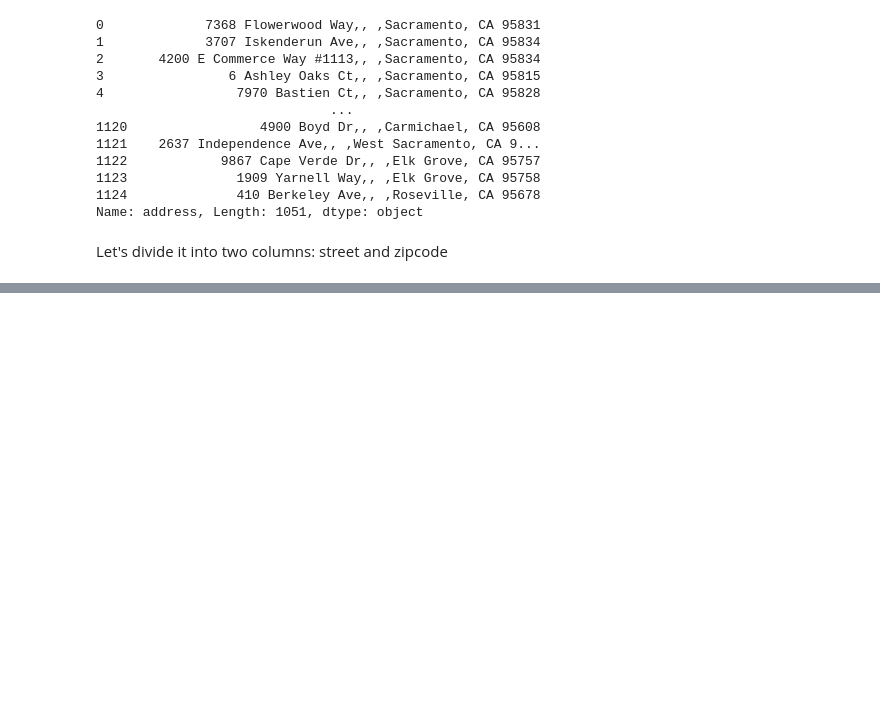
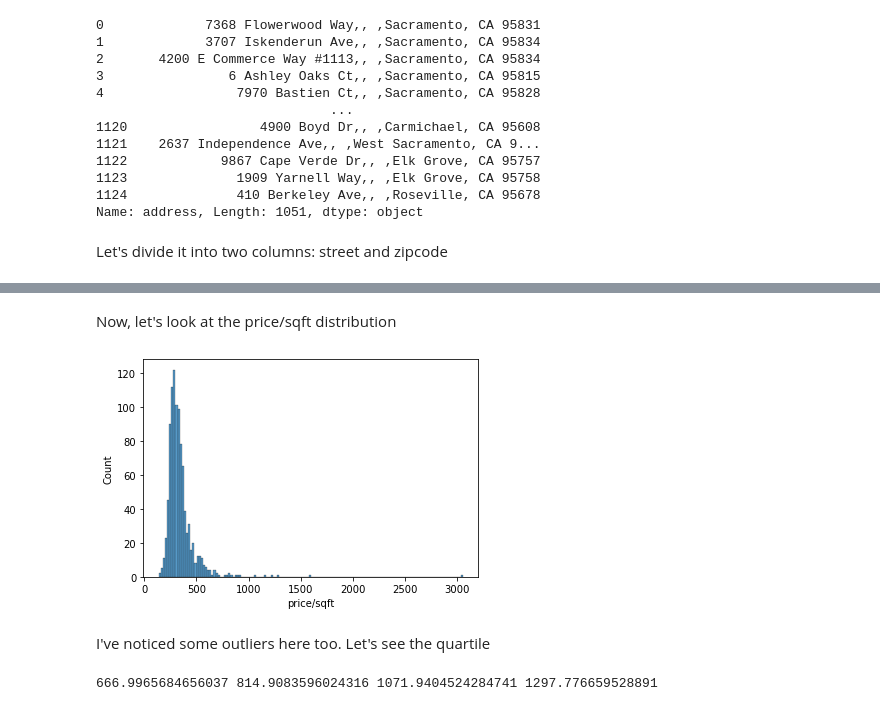
Before and after one commit to PlacidSerene/Housing-Analysis, a Jupyter notebook: House_Prediction.ipynb, the cells around one changed output, grey strips where cells are left out. Saved outputs shown, nothing was run; the diff lists cells and outputs as text; code cells hidden in the pictures; blank space fills up the shorter version.

```diff
--- a/House_Prediction.ipynb
+++ b/House_Prediction.ipynb
@@ -446,0 +638,16 @@ sb.scatterplot(df, x='price', y=)
+# %% [markdown]
+Now, let's look at the price/sqft distribution
+# %%
+sb.histplot(data=df_clean, x='price/sqft');
+# %% [output]
+[figure, added]
+# %% [markdown]
+I've noticed some outliers here too. Let's see the quartile
+# %%
+percentile_98 = df_clean['price/sqft'].quantile(0.98)
+percentile_99 = df_clean['price/sqft'].quantile(0.99)
+percentile_995 = df_clean['price/sqft'].quantile(0.995)
+percentile_998 = df_clean['price/sqft'].quantile(0.998)
+print(percentile_98, percentile_99, percentile_995, percentile_998)
+# %% [output]
+666.9965684656037 814.9083596024316 1071.9404524284741 1297.776659528891
```
Also changed, not shown: parts of 38 cells of this notebook.
